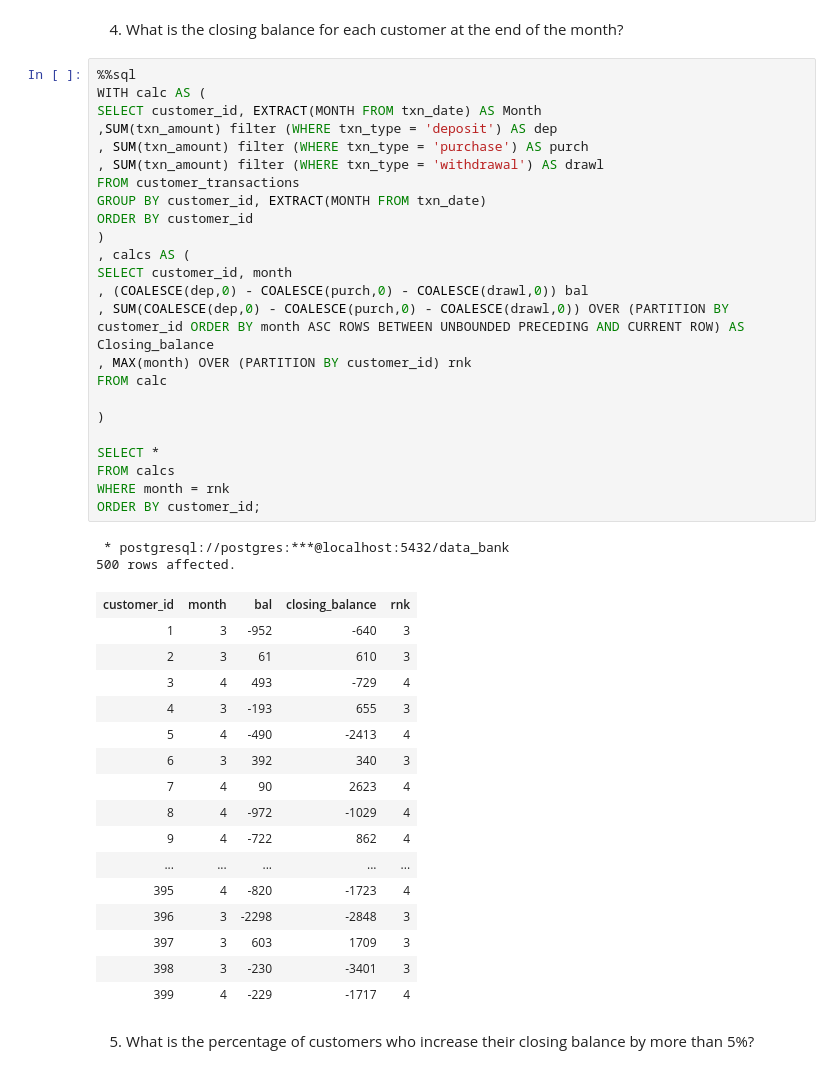
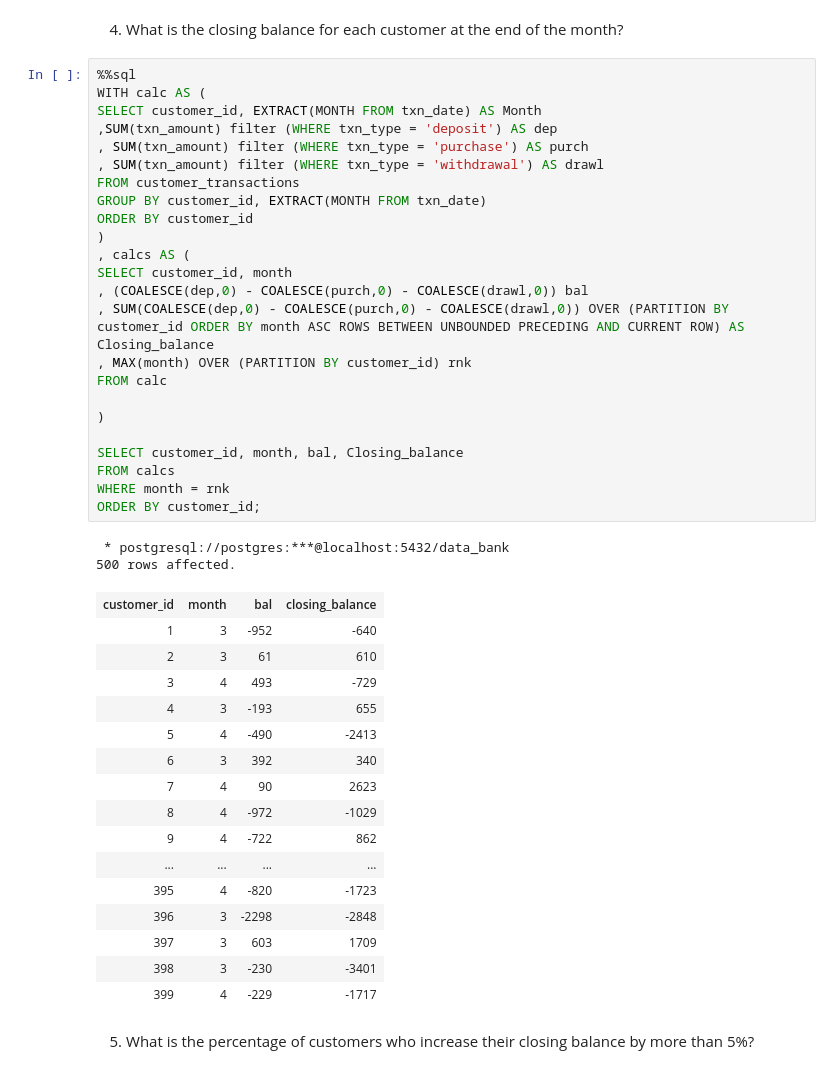
Before and after one commit to OluAyinde/Data_Bank, a Jupyter notebook: Data_Bank.ipynb, the cells around one changed output. Drawn from its saved outputs; the diff is of its cells as text.

```diff
--- a/Data_Bank.ipynb
+++ b/Data_Bank.ipynb
@@ -170,46 +170,46 @@ ORDER BY EXTRACT(MONTH FROM TO_DATE(month, 'Month')) ASC;
 # %%
 %%sql
 WITH calc AS (
 SELECT customer_id, EXTRACT(MONTH FROM txn_date) AS Month
 ,SUM(txn_amount) filter (WHERE txn_type = 'deposit') AS dep
 , SUM(txn_amount) filter (WHERE txn_type = 'purchase') AS purch
 , SUM(txn_amount) filter (WHERE txn_type = 'withdrawal') AS drawl
 FROM customer_transactions
 GROUP BY customer_id, EXTRACT(MONTH FROM txn_date)
 ORDER BY customer_id
 )
 , calcs AS (
 SELECT customer_id, month
 , (COALESCE(dep,0) - COALESCE(purch,0) - COALESCE(drawl,0)) bal
 , SUM(COALESCE(dep,0) - COALESCE(purch,0) - COALESCE(drawl,0)) OVER (PARTITION BY customer_id ORDER BY month ASC ROWS BETWEEN UNBOUNDED PRECEDING AND CURRENT ROW) AS Closing_balance
 , MAX(month) OVER (PARTITION BY customer_id) rnk
 FROM calc
 
 )
 
-SELECT *
+SELECT customer_id, month, bal, Closing_balance
 FROM calcs
 WHERE month = rnk
 ORDER BY customer_id;
 # %% [output]
  * postgresql://postgres:***@localhost:5432/data_bank
 500 rows affected.
-| customer_id | month | bal | closing_balance | rnk |
-| 1 | 3 | -952 | -640 | 3 |
-| 2 | 3 | 61 | 610 | 3 |
-| 3 | 4 | 493 | -729 | 4 |
-| 4 | 3 | -193 | 655 | 3 |
-| 5 | 4 | -490 | -2413 | 4 |
-| 6 | 3 | 392 | 340 | 3 |
-| 7 | 4 | 90 | 2623 | 4 |
-| 8 | 4 | -972 | -1029 | 4 |
-| 9 | 4 | -722 | 862 | 4 |
-| ... | ... | ... | ... | ... |
-| 395 | 4 | -820 | -1723 | 4 |
-| 396 | 3 | -2298 | -2848 | 3 |
-| 397 | 3 | 603 | 1709 | 3 |
-| 398 | 3 | -230 | -3401 | 3 |
-| 399 | 4 | -229 | -1717 | 4 |
+| customer_id | month | bal | closing_balance |
+| 1 | 3 | -952 | -640 |
+| 2 | 3 | 61 | 610 |
+| 3 | 4 | 493 | -729 |
+| 4 | 3 | -193 | 655 |
+| 5 | 4 | -490 | -2413 |
+| 6 | 3 | 392 | 340 |
+| 7 | 4 | 90 | 2623 |
+| 8 | 4 | -972 | -1029 |
+| 9 | 4 | -722 | 862 |
+| ... | ... | ... | ... |
+| 395 | 4 | -820 | -1723 |
+| 396 | 3 | -2298 | -2848 |
+| 397 | 3 | 603 | 1709 |
+| 398 | 3 | -230 | -3401 |
+| 399 | 4 | -229 | -1717 |
 # %% [markdown]
 5. What is the percentage of customers who increase their closing balance by more than 5%?
 # %%
```
